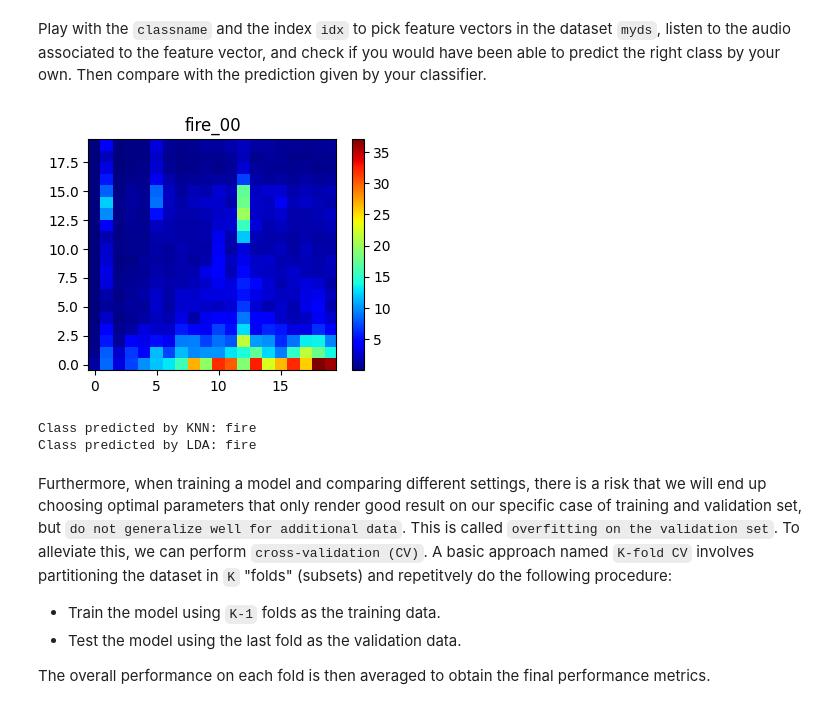
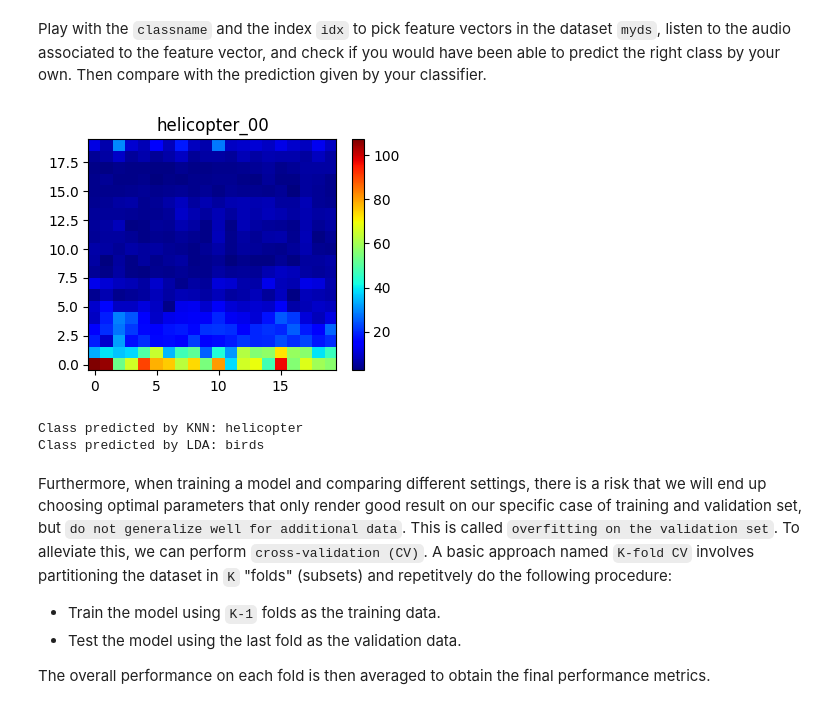
Before and after one commit to Raph480/LELEC210X, a Jupyter notebook: classification/h5a2_audio.ipynb, the cells around one changed output. Drawn from its saved outputs; the diff is of its cells as text; code cells hidden in the pictures.

```diff
--- a/classification/h5a2_audio.ipynb
+++ b/classification/h5a2_audio.ipynb
@@ -75,7 +75,7 @@ Before being able to run the cells below, you will have to reuse your functions
 ### TO RUN
 
 "Creation of the dataset"
-myds = Feature_vector_DS(dataset, Nft=512, nmel=20, duration=950, shift_pct=0.0)
+myds = Feature_vector_DS(dataset, Nft=512, nmel=20, duration=950, shift_pct=0.2)
 
 "Some attributes..."
 myds.nmel
@@ -87,5 +87,5 @@ myds.ncol
 
 
 idx = 0
-myds.display(["fire", idx])
+myds.display(["birds", idx])
 # %% [output]
@@ -201,23 +201,23 @@ Play with the ``classname`` and the index ``idx`` to pick feature vectors in the
 # %%
 ### TO RUN
 idx = 0
-classname = "fire"
+classname = "helicopter"
 myds.display([classname, idx])
 thisfv = myds[classname, idx].reshape(-1)
 
 # this artefact is necessary because the 'predict' function expects a matrix_like input.
 mat = np.zeros((2, len(thisfv)))
 mat[0] = thisfv
 
 prediction_knn = model_knn.predict(mat)
 prediction_lda = model_lda.predict(mat)
 
 print("Class predicted by KNN:", prediction_knn[0])
 print("Class predicted by LDA:", prediction_lda[0])
 # %% [output]
-[figure, old version]
+[figure, new version]
-Class predicted by KNN: fire
-Class predicted by LDA: fire
+Class predicted by KNN: helicopter
+Class predicted by LDA: birds
 # %% [markdown]
 Furthermore, when training a model and comparing different settings, there is a risk that we will end up choosing optimal parameters that only render good result on our specific case of training and validation set, but ``do not generalize well for additional data``. This is called ``overfitting on the validation set``. To alleviate this, we can perform ``cross-validation (CV)``. A basic approach named ``K-fold CV`` involves partitioning the dataset in ``K`` "folds" (subsets) and repetitvely do the following procedure:
 
```
Also changed, not shown: parts of 15 cells of this notebook, 11 other files.
